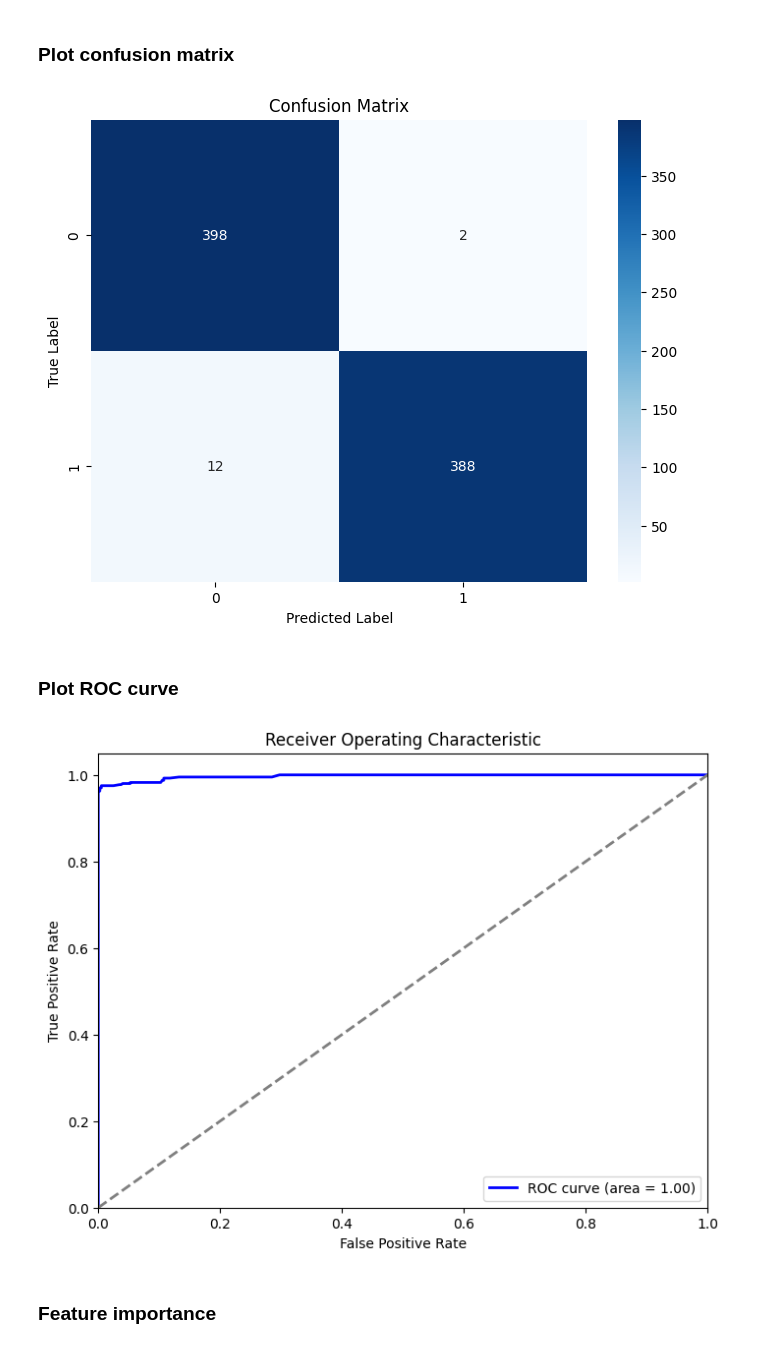
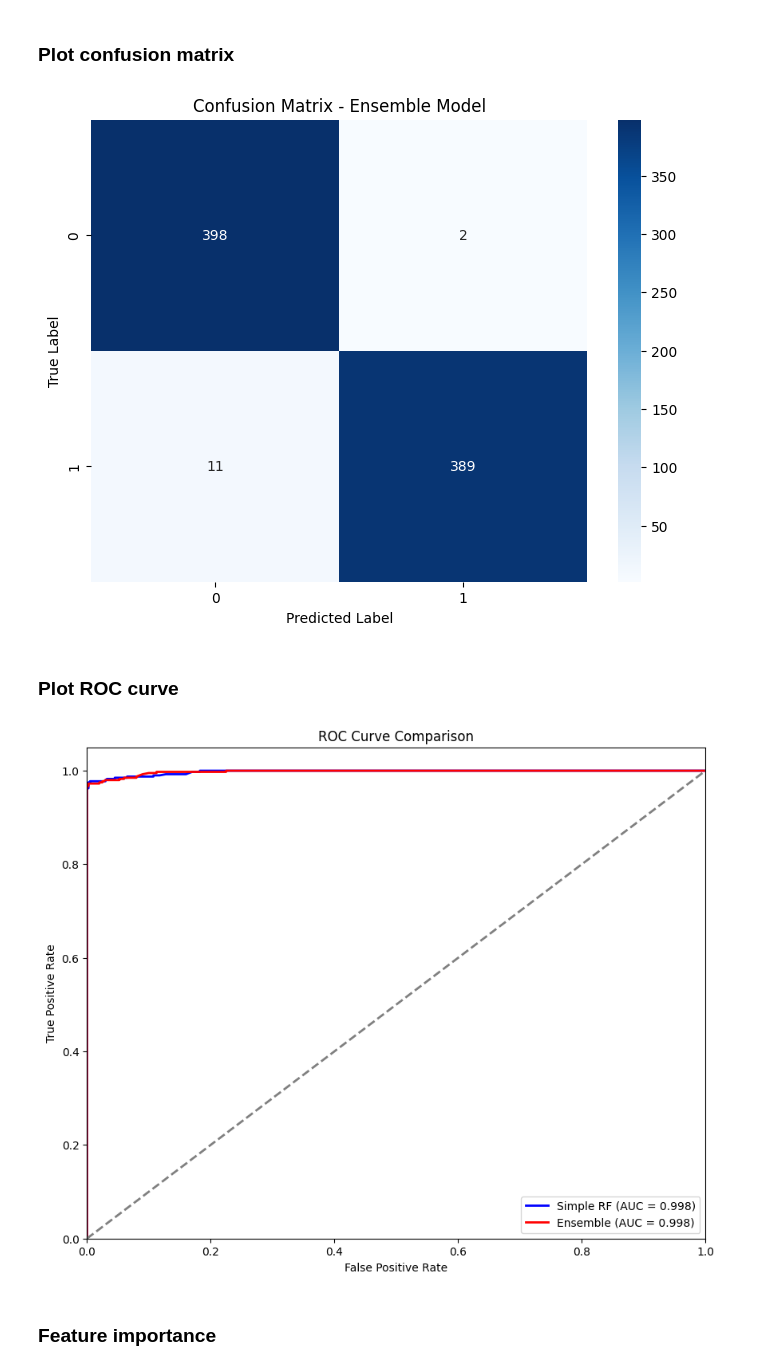
Before and after one commit to AshenDulsanka/PUSL-3190-Phisher, a Jupyter notebook: model_training/notebooks/PUSL3190_browser_extension.ipynb, the cells around one changed output. Drawn from its saved outputs; the diff is of its cells as text; code cells hidden in the pictures.

Commit message:
updated browser extension model and the notebook

```diff
--- a/model_training/notebooks/PUSL3190_browser_extension.ipynb
+++ b/model_training/notebooks/PUSL3190_browser_extension.ipynb
@@ -346,0 +413,9 @@ log_event("TIMING", f"Model training completed in {training_time:.2f} seconds")
+# %%
+ensemble_model = VotingClassifier(
+    estimators=[
+        ('rf', rf_model_advanced),
+        ('gb', gb_model),
+        ('lr', lr_model)
+    ],
+    voting='soft'
+)
@@ -346,0 +424,2 @@ log_event("TIMING", f"Model training completed in {training_time:.2f} seconds")
+# %%
+ensemble_model.fit(X_train_scaled, y_train)
@@ -405,0 +509,3 @@ AUC: 0.9968
+# %%
+y_pred_ensemble = ensemble_model.predict(X_test_scaled)
+y_pred_proba_ensemble = ensemble_model.predict_proba(X_test_scaled)[:, 1]
@@ -405,0 +521,3 @@ AUC: 0.9968
+# %%
+fpr_ens, tpr_ens, _ = roc_curve(y_test, y_pred_proba_ensemble)
+ensemble_auc = auc(fpr_ens, tpr_ens)
@@ -414,29 +572,30 @@ This section visualizes key aspects of our model performance:
 ### Plot confusion matrix
 # %%
 plt.figure(figsize=(8, 6))
-cm = confusion_matrix(y_test, y_pred)
+cm = confusion_matrix(y_test, y_pred_ensemble)
 sns.heatmap(cm, annot=True, fmt='d', cmap='Blues')
-plt.title('Confusion Matrix')
+plt.title('Confusion Matrix - Ensemble Model')
 plt.ylabel('True Label')
 plt.xlabel('Predicted Label')
 plt.show()
 # %% [output]
-[figure, old version]
+[figure, new version]
 # %% [markdown]
 ### Plot ROC curve
 # %%
-plt.figure(figsize=(8, 6))
-plt.plot(fpr, tpr, color='blue', lw=2, label=f'ROC curve (area = {roc_auc:.2f})')
+plt.figure(figsize=(10, 8))
+plt.plot(fpr, tpr, color='blue', lw=2, label=f'Simple RF (AUC = {roc_auc:.3f})')
+plt.plot(fpr_ens, tpr_ens, color='red', lw=2, label=f'Ensemble (AUC = {ensemble_auc:.3f})')
 plt.plot([0, 1], [0, 1], color='gray', lw=2, linestyle='--')
 plt.xlim([0.0, 1.0])
 plt.ylim([0.0, 1.05])
 plt.xlabel('False Positive Rate')
 plt.ylabel('True Positive Rate')
-plt.title('Receiver Operating Characteristic')
+plt.title('ROC Curve Comparison')
 plt.legend(loc="lower right")
 plt.show()
 # %% [output]
-[figure, old version]
+[figure, new version]
 # %% [markdown]
 ### Feature importance
 # %%
```
Also changed, not shown: parts of 74 cells of this notebook, 3 other files.
